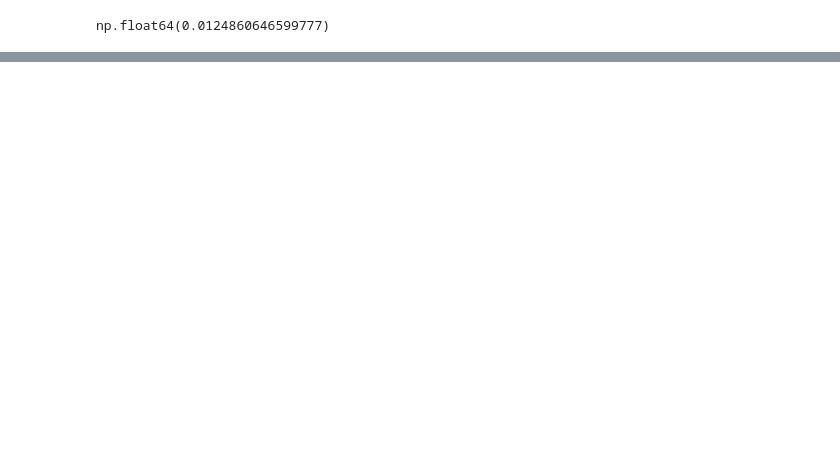
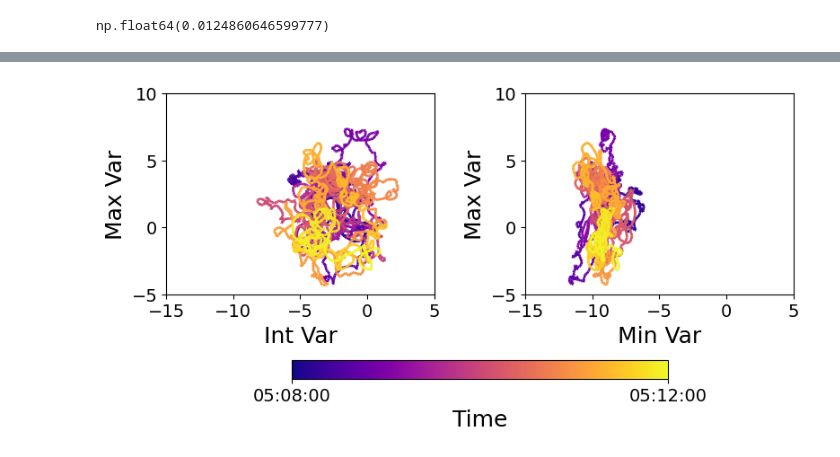
Before and after one commit to solarwindstream/gipm-mapping, a Jupyter notebook: FunWithFourier.ipynb, the cells around one changed output, grey strips where cells are left out. Saved outputs shown, nothing was run; the diff lists cells and outputs as text; code cells hidden in the pictures; blank space fills up the shorter version.

```diff
--- a/FunWithFourier.ipynb
+++ b/FunWithFourier.ipynb
@@ -233,0 +399,75 @@ ax.xaxis.grid(color='lightgray')
+# %%
+#transform whole dataset including whistlers to new data frame
+
+data = np.column_stack([bx,by,bz])
+vrot_1 = np.array([np.dot(row, v) for row in data])
+
+#nesting figs to make it look better
+#colour coding
+
+vr_max = vrot_1[:,0]
+vr_int = vrot_1[:,1]
+vr_min = vrot_1[:,2]
+
+vr_max_df = pd.DataFrame(vr_max, columns = ['max'])
+vr_int_df = pd.DataFrame(vr_int, columns = ['int'])
+vr_min_df = pd.DataFrame(vr_min, columns = ['min'])
+
+vr_index = np.array(vr_max_df.index)
+
+# Create a set of line segments so that we can color them individually
+# This creates the points as an N x 1 x 2 array so that we can stack points
+# together easily to get the segments. The segments array for line collection
+# needs to be (numlines) x (points per line) x 2 (for x and y)
+points_1 = np.array([vr_int, vr_max]).T.reshape(-1, 1, 2)
+segments_1 = np.concatenate([points_1[:-1], points_1[1:]], axis=1)
+
+points_2 = np.array([vr_min, vr_max]).T.reshape(-1, 1, 2)
+segments_2 = np.concatenate([points_2[:-1], points_2[1:]], axis=1)
+last_tick = vr_index.max()
+
+
+# gridspec inside gridspec
+fig = plt.figure(layout='constrained', figsize=(8, 4))
+subfigs = fig.subfigures(1, 1, wspace=0.07)
+
+axsLeft = subfigs.subplots(1, 2, sharey=False)
+
+# Create a continuous norm to map from data points to colors
+#norm = plt.Normalize(vr_max_df.index.min(), vr_max_df.index.max())
+norm = plt.Normalize(vr_index.min(), vr_index.max())
+lc1 = LineCollection(segments_1, cmap='plasma', norm=norm)
+# Set the values used for colormapping
+lc1.set_array(vr_index)
+lc1.set_linewidth(2)
+line = axsLeft[0].add_collection(lc1)
+axsLeft[0].set_ylim(-5,10)
+axsLeft[0].set_xlim(-15,5)
+axsLeft[0].set_aspect('equal')
+axsLeft[0].set_ylabel("Max Var")
+axsLeft[0].set_xlabel("Int Var")
+
+lc2 = LineCollection(segments_2, cmap='plasma', norm=norm)
+# Set the values used for colormapping
+lc2.set_array(vr_index)
+lc2.set_linewidth(2)
+line = axsLeft[1].add_collection(lc2)
+
+axsLeft[1].set_ylim(-5,10)
+axsLeft[1].set_xlim(-15,5)
+axsLeft[1].set_aspect('equal')
+axsLeft[1].set_ylabel("Max Var")
+axsLeft[1].set_xlabel("Min Var")
+
+colorbar = subfigs.colorbar(line, shrink=0.6, ax=axsLeft, location='bottom', label='Time', ticks = [0, last_tick])
+start_label = fs_int_start.time()
+end_label = fs_int_end.time()
+colorbar.set_ticklabels([start_label, end_label])
+
+#ax.plot(vrot_1[:,2],vrot_1[:,0], color='k')
+
+#fig.align_labels()
+
+plt.show()
+# %% [output]
+[figure, added]
```
Also changed, not shown: parts of 17 cells of this notebook.
